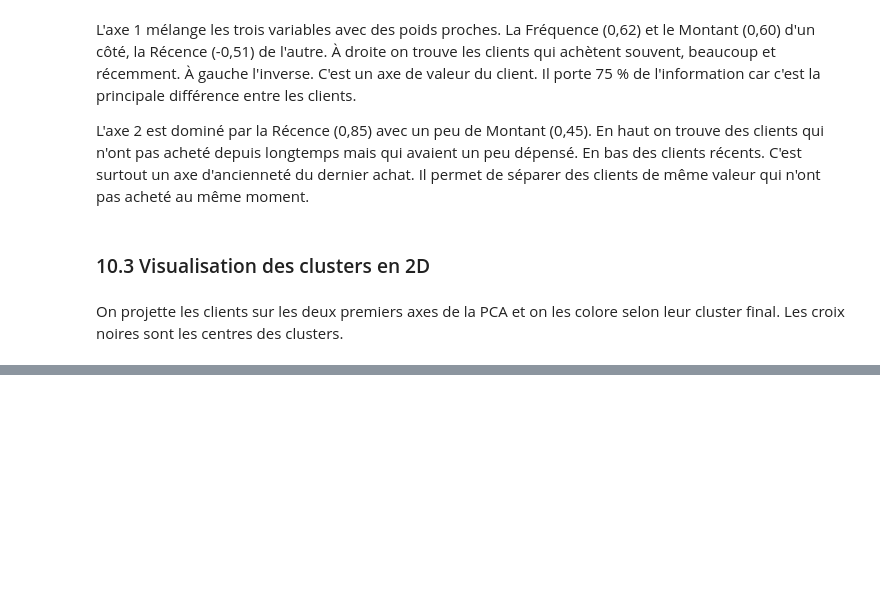
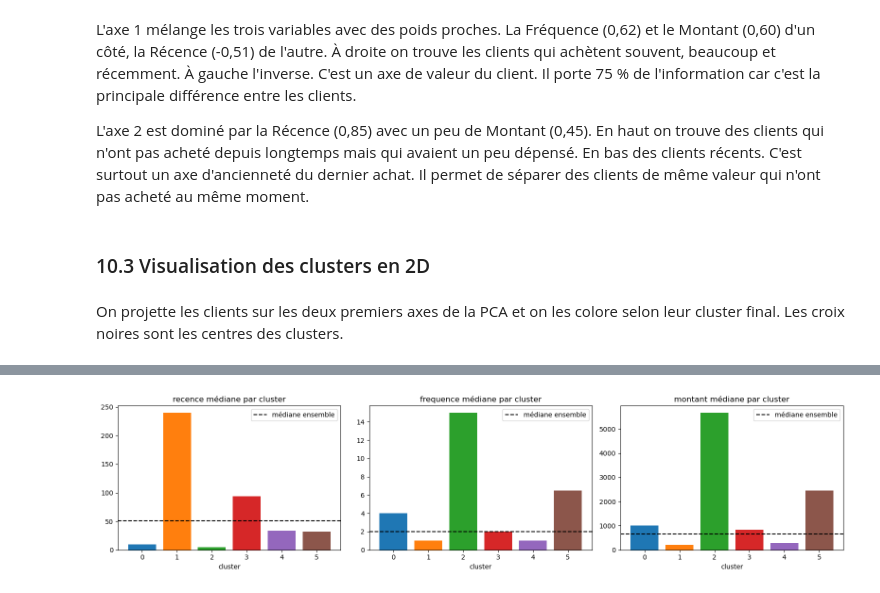
Before and after one commit to Zohair69/globalshop-rfm, a Jupyter notebook: notebooks/online_retail_clustering_rfm.ipynb, the cells around one changed output, grey strips where cells are left out. Saved outputs shown, nothing was run; the diff lists cells and outputs as text; code cells hidden in the pictures; blank space fills up the shorter version.

Commit message:
Profilage des segments : médianes, noms, personas et actions marketing

```diff
--- a/notebooks/online_retail_clustering_rfm.ipynb
+++ b/notebooks/online_retail_clustering_rfm.ipynb
@@ -1763,0 +1782,9 @@ plt.show()
+# %%
+# Moyennes et médianes RFM par cluster final, plus une ligne pour l'ensemble des clients
+variables = ["recence", "frequence", "montant"]
+
+profil_final = rfm.groupby("cluster_final")[variables].agg(["mean", "median"]).round(1)
+profil_final.loc["Ensemble"] = rfm[variables].agg(["mean", "median"]).T.stack().round(1).values
+
+profil_final.insert(0, "nb_clients", rfm["cluster_final"].value_counts().sort_index().tolist() + [len(rfm)])
+profil_final
@@ -1763,0 +1802,16 @@ plt.show()
+# %%
+# Médiane de R, F et M par cluster, avec une ligne pointillée pour la médiane de l'ensemble des clients
+fig, axes = plt.subplots(1, 3, figsize=(16, 4))
+
+for ax, var in zip(axes, variables):
+    medianes = rfm.groupby("cluster_final")[var].median()
+    ax.bar(medianes.index.astype(str), medianes.values, color=sns.color_palette("tab10", 6))
+    ax.axhline(rfm[var].median(), color="black", linestyle="--", label="médiane ensemble")
+    ax.set_title(f"{var} médiane par cluster")
+    ax.set_xlabel("cluster")
+    ax.legend()
+
+plt.tight_layout()
+plt.show()
+# %% [output]
+[figure, added]
```
Also changed, not shown: parts of 15 cells of this notebook.
